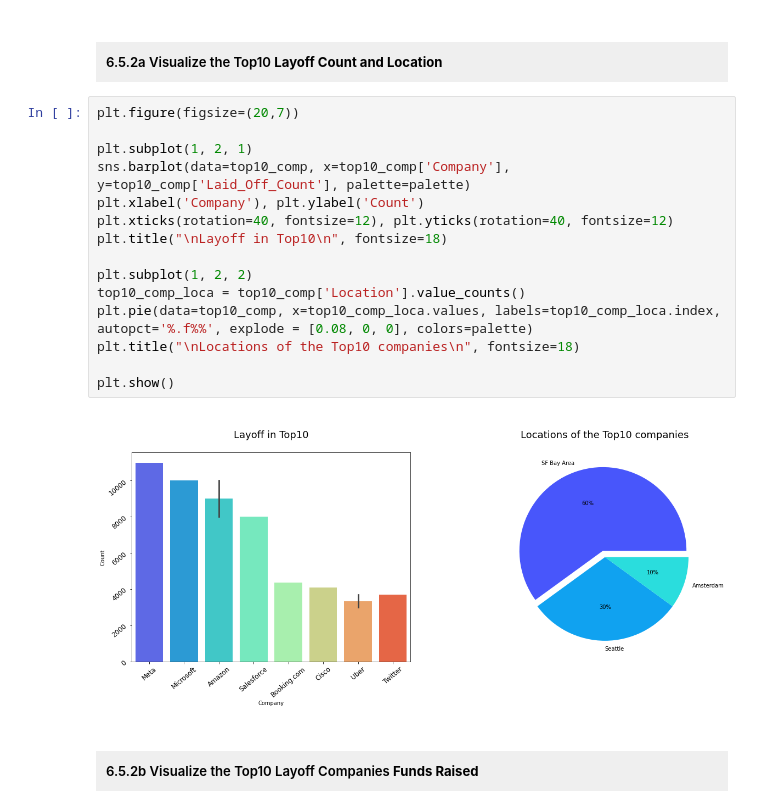
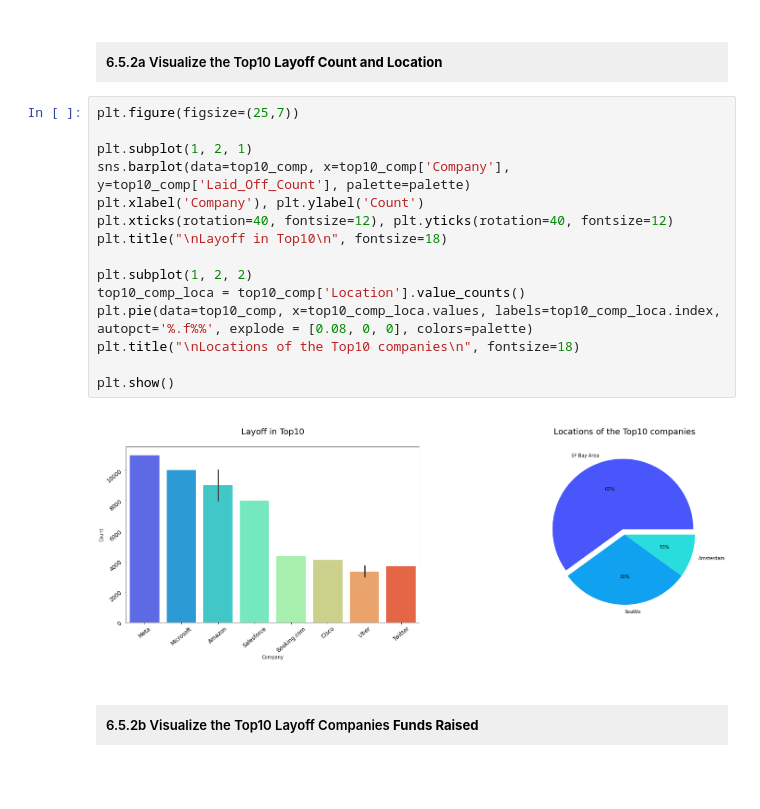
Before and after one commit to dasdebjeet/data_science, a Jupyter notebook: kaggle_practice/layoff-data/EDA.ipynb, the cells around one changed output. Saved outputs shown, nothing was run; the diff lists cells and outputs as text; blank space fills up the shorter version.

```diff
--- a/kaggle_practice/layoff-data/EDA.ipynb
+++ b/kaggle_practice/layoff-data/EDA.ipynb
@@ -314,22 +314,22 @@ top10_comp
 # %% [markdown]
 <h5 style="background-color:#efefef; margin-bottom:0px;padding:10px; color:#000">6.5.2a Visualize the Top10 <strong>Layoff Count and Location</strong></h5>
 # %%
-plt.figure(figsize=(20,7))
+plt.figure(figsize=(25,7))
 
 plt.subplot(1, 2, 1)
 sns.barplot(data=top10_comp, x=top10_comp['Company'], y=top10_comp['Laid_Off_Count'], palette=palette)
 plt.xlabel('Company'), plt.ylabel('Count')
 plt.xticks(rotation=40, fontsize=12), plt.yticks(rotation=40, fontsize=12)
 plt.title("\nLayoff in Top10\n", fontsize=18)
 
 plt.subplot(1, 2, 2)
 top10_comp_loca = top10_comp['Location'].value_counts()
 plt.pie(data=top10_comp, x=top10_comp_loca.values, labels=top10_comp_loca.index, autopct='%.f%%', explode = [0.08, 0, 0], colors=palette)
 plt.title("\nLocations of the Top10 companies\n", fontsize=18)
 
 plt.show()
 # %% [output]
-[figure, old version]
+[figure, new version]
 # %% [markdown]
 <h5 style="background-color:#efefef; margin-bottom:0px;padding:10px; color:#000">6.5.2b Visualize the Top10 Layoff Companies <strong>Funds Raised</strong></h5>
 # %%
```
Also changed, not shown: parts of 6 cells of this notebook.
